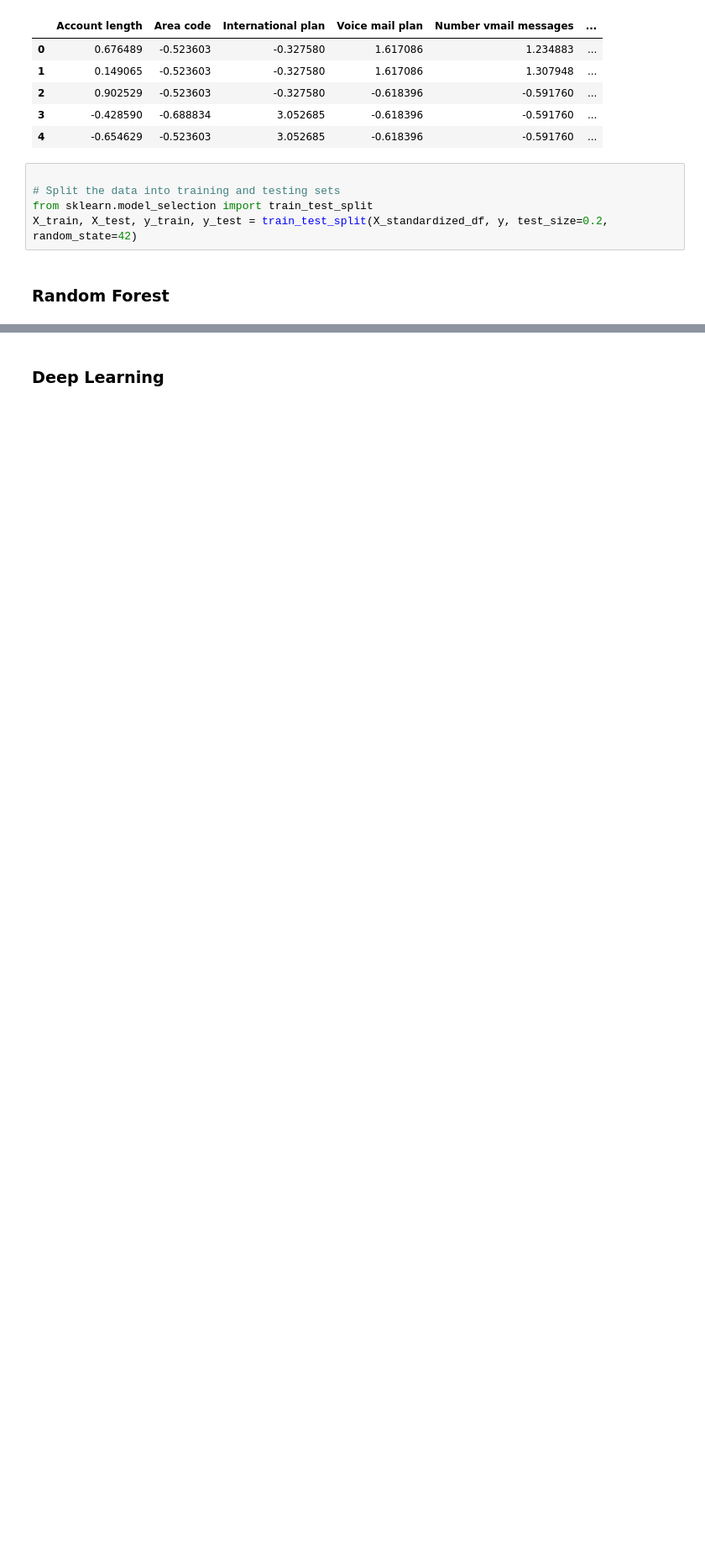
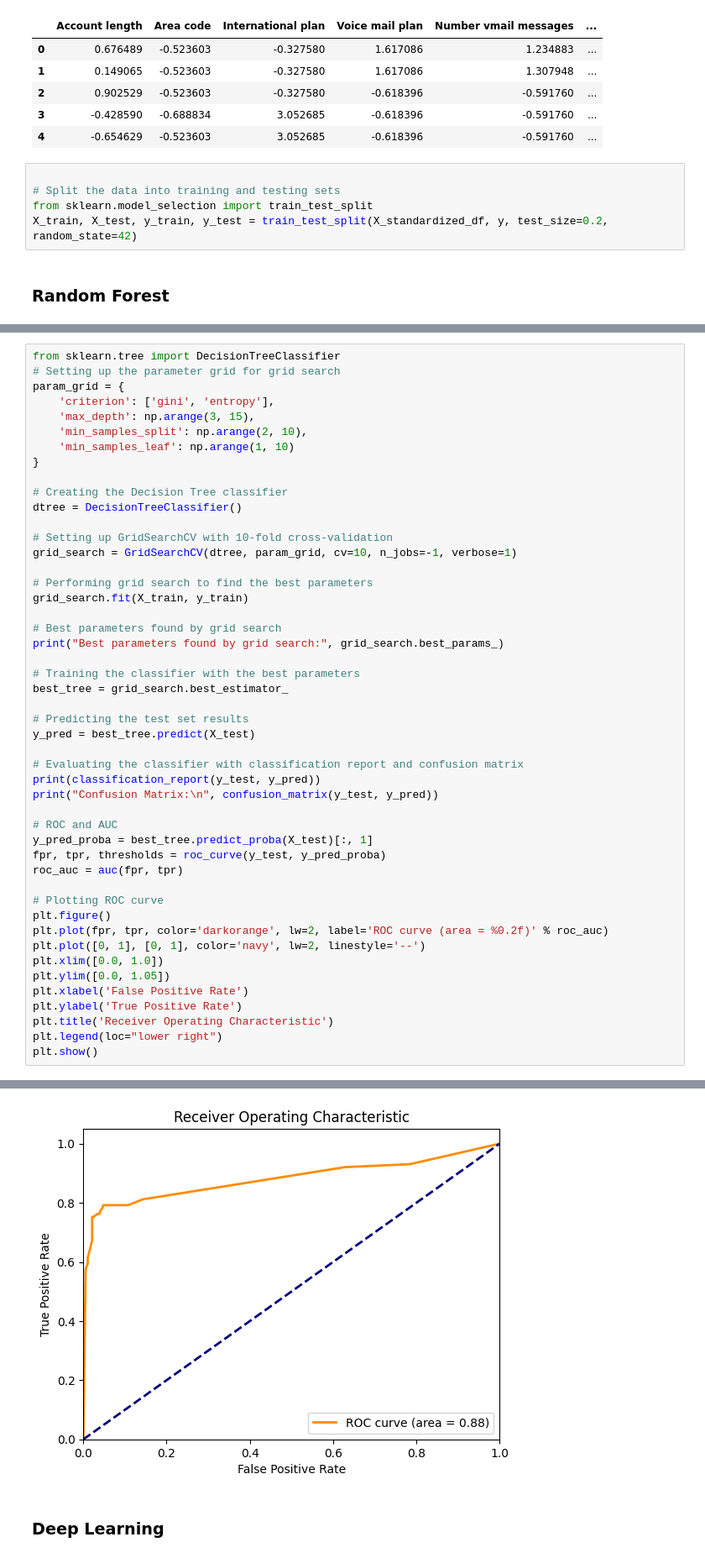
Before and after one commit to GreyWard/churn_prediction_rf, a Jupyter notebook: naufaltest.ipynb, the cells around one changed output, grey strips where cells are left out. Shown at 84% size. Saved outputs shown, nothing was run; the diff lists cells and outputs as text; blank space fills up the shorter version.

```diff
--- a/naufaltest.ipynb
+++ b/naufaltest.ipynb
@@ -237,0 +241,49 @@ ROC area:  0.9462267781548473
+# %%
+from sklearn.tree import DecisionTreeClassifier
+# Setting up the parameter grid for grid search
+param_grid = {
+    'criterion': ['gini', 'entropy'],
+    'max_depth': np.arange(3, 15),
+    'min_samples_split': np.arange(2, 10),
+    'min_samples_leaf': np.arange(1, 10)
+}
+
+# Creating the Decision Tree classifier
+dtree = DecisionTreeClassifier()
+
+# Setting up GridSearchCV with 10-fold cross-validation
+grid_search = GridSearchCV(dtree, param_grid, cv=10, n_jobs=-1, verbose=1)
+
+# Performing grid search to find the best parameters
+grid_search.fit(X_train, y_train)
+
+# Best parameters found by grid search
+print("Best parameters found by grid search:", grid_search.best_params_)
+
+# Training the classifier with the best parameters
+best_tree = grid_search.best_estimator_
+
+# Predicting the test set results
+y_pred = best_tree.predict(X_test)
+
+# Evaluating the classifier with classification report and confusion matrix
+print(classification_report(y_test, y_pred))
+print("Confusion Matrix:\n", confusion_matrix(y_test, y_pred))
+
+# ROC and AUC
+y_pred_proba = best_tree.predict_proba(X_test)[:, 1]
+fpr, tpr, thresholds = roc_curve(y_test, y_pred_proba)
+roc_auc = auc(fpr, tpr)
+
+# Plotting ROC curve
+plt.figure()
+plt.plot(fpr, tpr, color='darkorange', lw=2, label='ROC curve (area = %0.2f)' % roc_auc)
+plt.plot([0, 1], [0, 1], color='navy', lw=2, linestyle='--')
+plt.xlim([0.0, 1.0])
+plt.ylim([0.0, 1.05])
+plt.xlabel('False Positive Rate')
+plt.ylabel('True Positive Rate')
+plt.title('Receiver Operating Characteristic')
+plt.legend(loc="lower right")
+plt.show()
+# %% [output]
@@ -238,3 +304,4 @@ ROC area:  0.9462267781548473
+[figure, added]
 # %% [markdown]
 ### Deep Learning
 # %%
```
Also changed, not shown: parts of 6 cells of this notebook.
